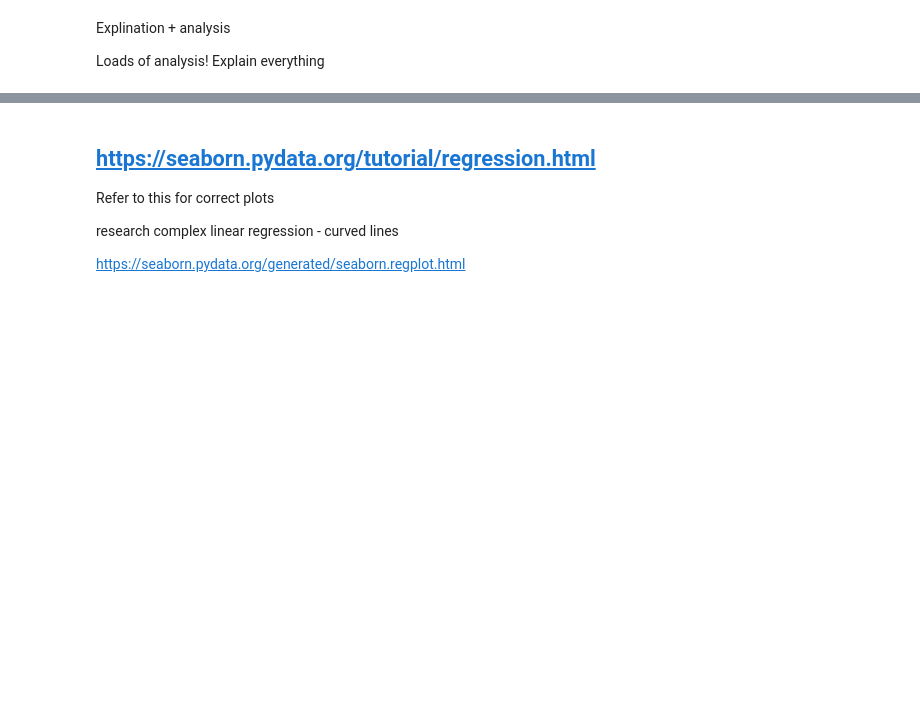
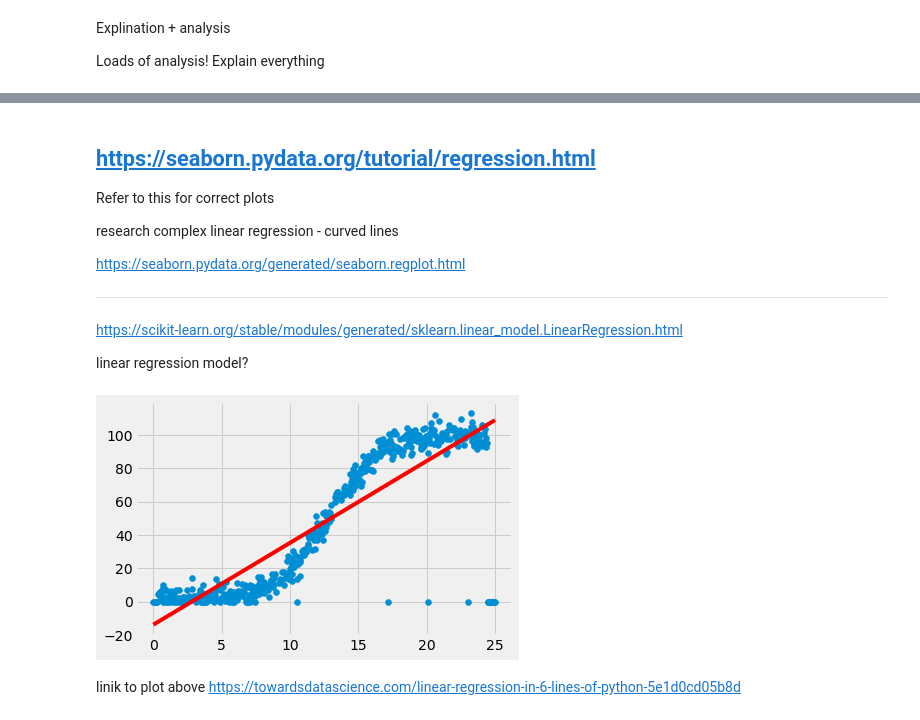
Before and after one commit to eoinlees/FoDA-Project-2020, a Jupyter notebook: Project-2020.ipynb, the cells around one changed output, grey strips where cells are left out. Cells and saved outputs as stored; diff of their text form; code cells hidden in the pictures; blank space fills up the shorter version.

```diff
--- a/Project-2020.ipynb
+++ b/Project-2020.ipynb
@@ -80,3 +83,37 @@ sns.regplot(x="speed", y="power", data=dfpowprod);
  research complex linear regression - curved lines
 
  https://seaborn.pydata.org/generated/seaborn.regplot.html
+
+ --------------
+# %% [markdown]
+https://scikit-learn.org/stable/modules/generated/sklearn.linear_model.LinearRegression.html
+
+linear regression model?
+# %%
+# Perform linear regression
+lr = LinearRegression()
+
+# convert data into numpy array
+X = dfpowprod.speed.values.reshape(-1, 1)
+Y = dfpowprod.power.values.reshape(-1, 1)
+
+
+lr.fit(X, Y)
+
+# Y predictions off of X values
+Y_pred = lr.predict(X)
+# %%
+# Visualise the results
+
+# create scatterplot from dataset
+plt.scatter(X,Y)
+
+# create regression line
+plt.plot(X, Y_pred, color='red')
+
+# show plot
+plt.show()
+# %% [output]
+[figure, added]
+# %% [markdown]
+ linik to plot above https://towardsdatascience.com/linear-regression-in-6-lines-of-python-5e1d0cd05b8d
```
Also changed, not shown: parts of 7 cells of this notebook.
